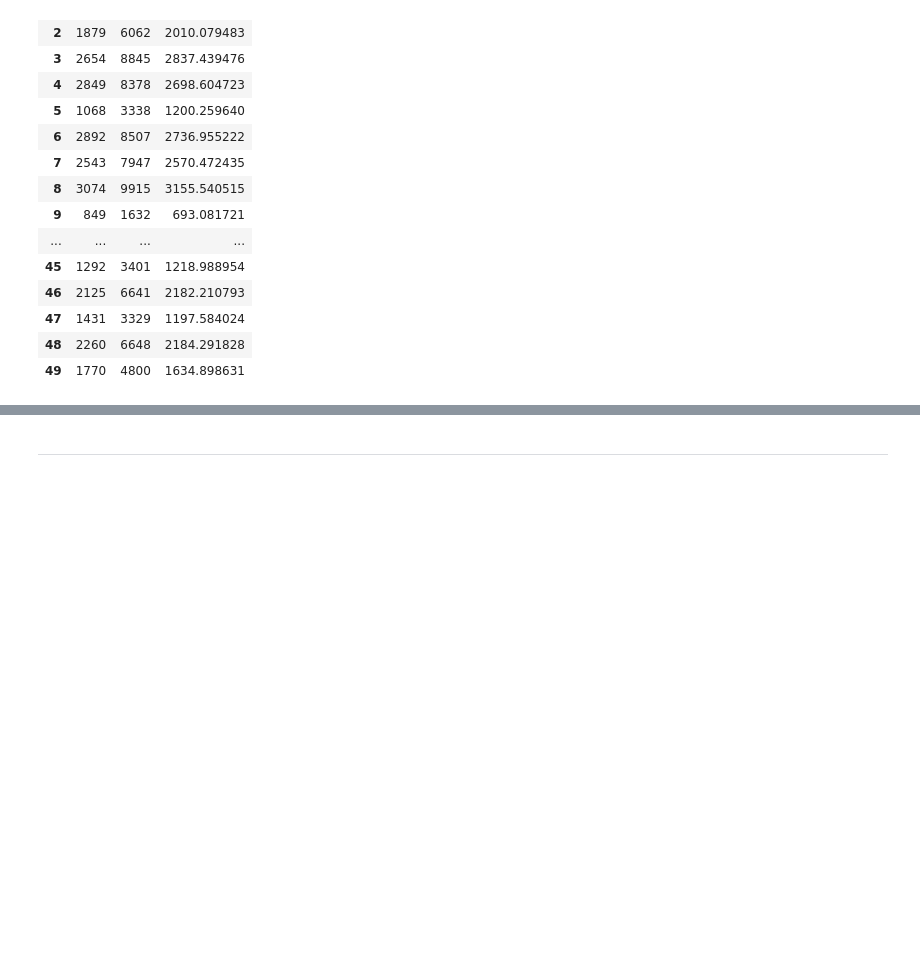
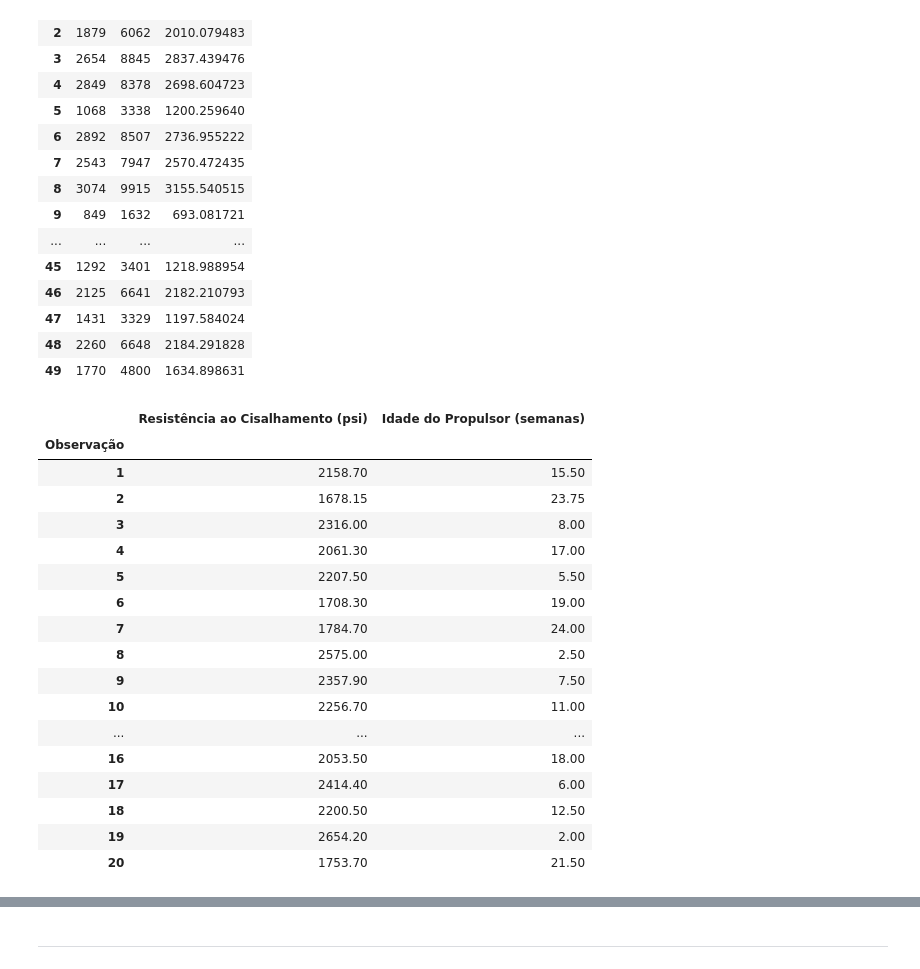
Before and after one commit to douglascdsantos/alura_estatistica-correlacao-regressao, a Jupyter notebook: Estatística_com_Python_Correlação_e_Regressão.ipynb, the cells around one changed output, grey strips where cells are left out. Saved outputs shown, nothing was run; the diff lists cells and outputs as text; code cells hidden in the pictures; blank space fills up the shorter version.

```diff
--- a/Estatística_com_Python_Correlação_e_Regressão.ipynb
+++ b/Estatística_com_Python_Correlação_e_Regressão.ipynb
@@ -302,0 +330,21 @@ dataset
+# %%
+df_exemplo_2_1
+# %% [output]
+|  | Resistência ao Cisalhamento (psi) | Idade do Propulsor (semanas) |
+| Observação |  |  |
+| 1 | 2158.70 | 15.50 |
+| 2 | 1678.15 | 23.75 |
+| 3 | 2316.00 | 8.00 |
+| 4 | 2061.30 | 17.00 |
+| 5 | 2207.50 | 5.50 |
+| 6 | 1708.30 | 19.00 |
+| 7 | 1784.70 | 24.00 |
+| 8 | 2575.00 | 2.50 |
+| 9 | 2357.90 | 7.50 |
+| 10 | 2256.70 | 11.00 |
+| ... | ... | ... |
+| 16 | 2053.50 | 18.00 |
+| 17 | 2414.40 | 6.00 |
+| 18 | 2200.50 | 12.50 |
+| 19 | 2654.20 | 2.00 |
+| 20 | 1753.70 | 21.50 |
```
Also changed, not shown: parts of 5 cells of this notebook.
